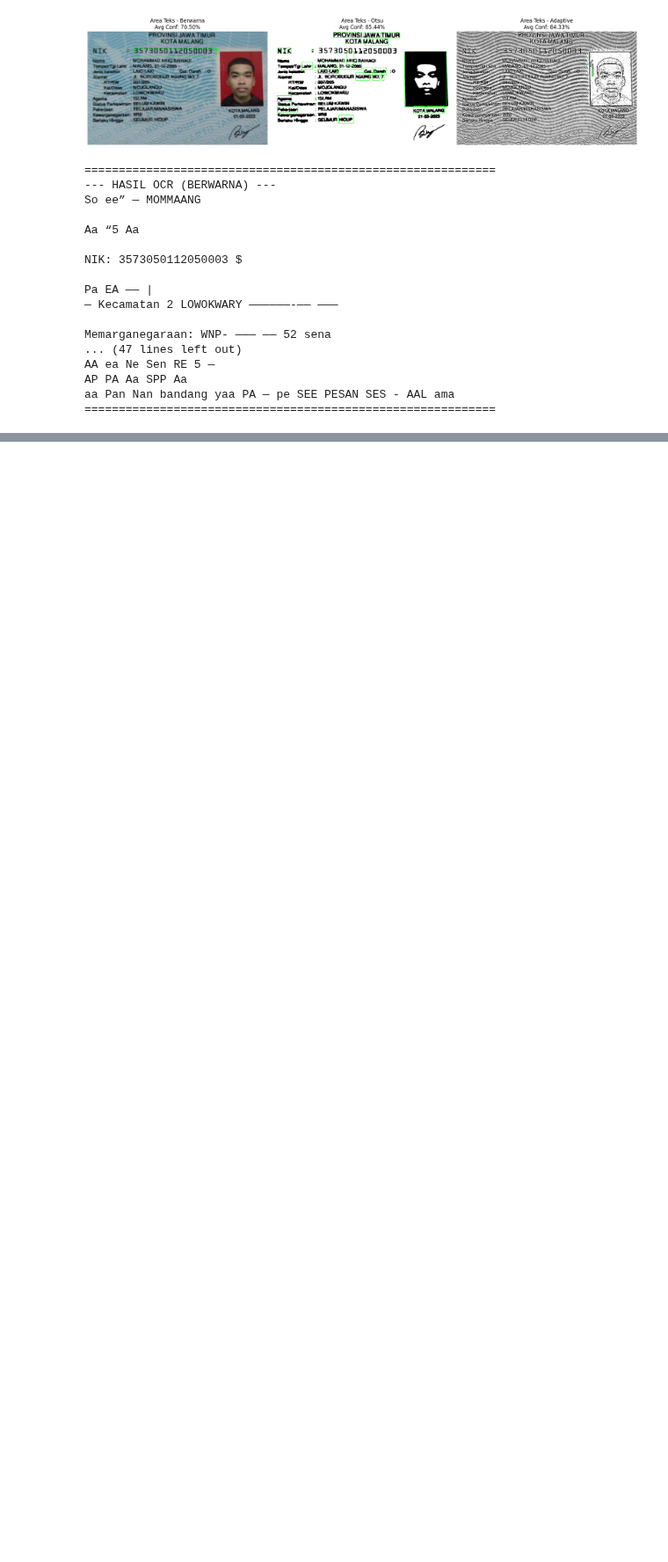
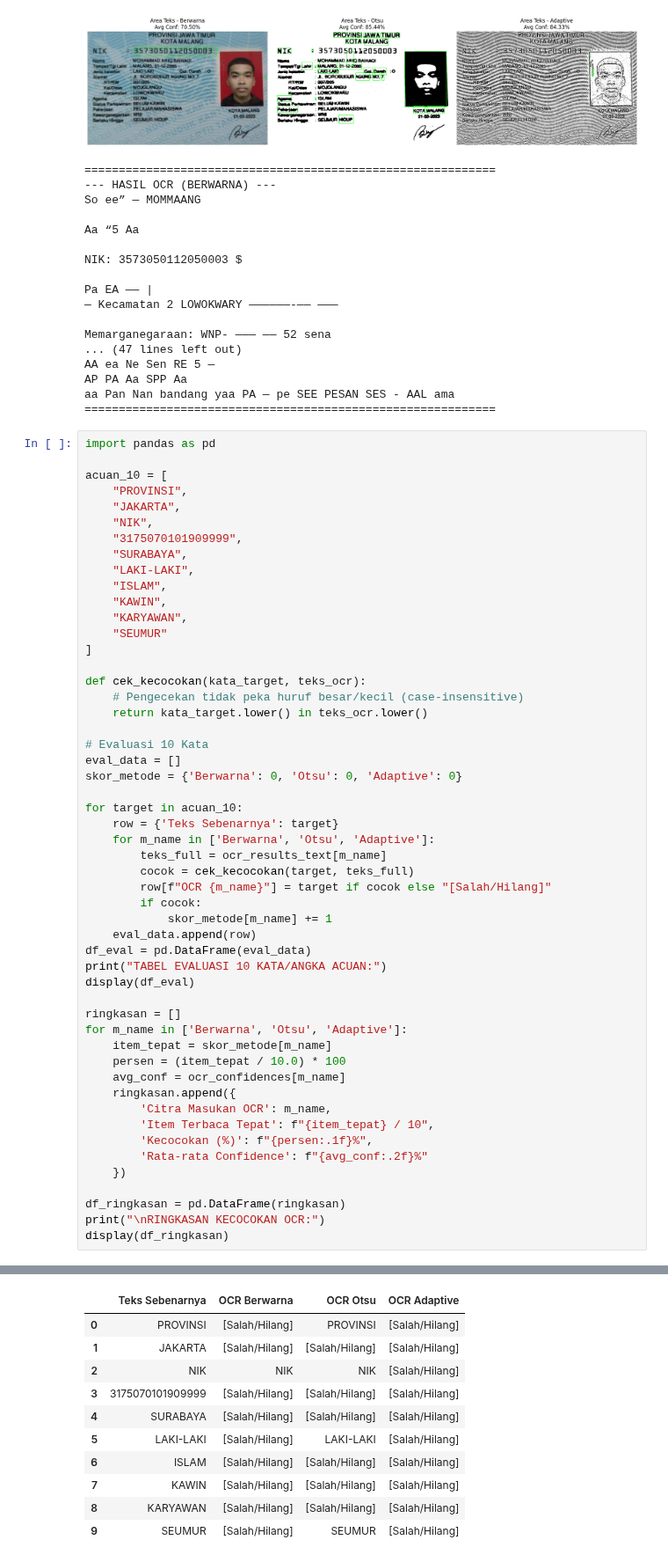
Before and after one commit to Ariqq16/PCVK_Ganjil_2026, a Jupyter notebook: P7/D2.ipynb, the cells around one changed output, grey strips where cells are left out. Shown at 88% size. Cells and saved outputs as stored; diff of their text form; blank space fills up the shorter version.

```diff
--- a/P7/D2.ipynb
+++ b/P7/D2.ipynb
@@ -105,3 +105,56 @@ AA ea Ne Sen RE 5 —
 AP PA Aa SPP Aa
 aa Pan Nan bandang yaa PA — pe SEE PESAN SES - AAL ama
 ============================================================
+# %%
+import pandas as pd
+
+acuan_10 = [
+    "PROVINSI",
+    "JAKARTA",
+    "NIK",
+    "3175070101909999",
+    "SURABAYA",
+    "LAKI-LAKI",
+    "ISLAM",
+    "KAWIN",
+    "KARYAWAN",
+    "SEUMUR"
+]
+
+def cek_kecocokan(kata_target, teks_ocr):
+    # Pengecekan tidak peka huruf besar/kecil (case-insensitive)
+    return kata_target.lower() in teks_ocr.lower()
+
+# Evaluasi 10 Kata
+eval_data = []
+skor_metode = {'Berwarna': 0, 'Otsu': 0, 'Adaptive': 0}
+
+for target in acuan_10:
+    row = {'Teks Sebenarnya': target}
+    for m_name in ['Berwarna', 'Otsu', 'Adaptive']:
+        teks_full = ocr_results_text[m_name]
+        cocok = cek_kecocokan(target, teks_full)
+        row[f"OCR {m_name}"] = target if cocok else "[Salah/Hilang]"
+        if cocok:
+            skor_metode[m_name] += 1
+    eval_data.append(row)
+df_eval = pd.DataFrame(eval_data)
+print("TABEL EVALUASI 10 KATA/ANGKA ACUAN:")
+display(df_eval)
+
+ringkasan = []
+for m_name in ['Berwarna', 'Otsu', 'Adaptive']:
+    item_tepat = skor_metode[m_name]
+    persen = (item_tepat / 10.0) * 100
+    avg_conf = ocr_confidences[m_name]
+    ringkasan.append({
+        'Citra Masukan OCR': m_name,
+        'Item Terbaca Tepat': f"{item_tepat} / 10",
+        'Kecocokan (%)': f"{persen:.1f}%",
+        'Rata-rata Confidence': f"{avg_conf:.2f}%"
+    })
+
+df_ringkasan = pd.DataFrame(ringkasan)
+print("\nRINGKASAN KECOCOKAN OCR:")
+display(df_ringkasan)
+# %% [output]
@@ -107,0 +162,11 @@ aa Pan Nan bandang yaa PA — pe SEE PESAN SES - AAL ama
+|  | Teks Sebenarnya | OCR Berwarna | OCR Otsu | OCR Adaptive |
+| 0 | PROVINSI | [Salah/Hilang] | PROVINSI | [Salah/Hilang] |
+| 1 | JAKARTA | [Salah/Hilang] | [Salah/Hilang] | [Salah/Hilang] |
+| 2 | NIK | NIK | NIK | [Salah/Hilang] |
+| 3 | 3175070101909999 | [Salah/Hilang] | [Salah/Hilang] | [Salah/Hilang] |
+| 4 | SURABAYA | [Salah/Hilang] | [Salah/Hilang] | [Salah/Hilang] |
+| 5 | LAKI-LAKI | [Salah/Hilang] | LAKI-LAKI | [Salah/Hilang] |
+| 6 | ISLAM | [Salah/Hilang] | [Salah/Hilang] | [Salah/Hilang] |
+| 7 | KAWIN | [Salah/Hilang] | [Salah/Hilang] | [Salah/Hilang] |
+| 8 | KARYAWAN | [Salah/Hilang] | [Salah/Hilang] | [Salah/Hilang] |
+| 9 | SEUMUR | [Salah/Hilang] | SEUMUR | [Salah/Hilang] |
```
Also changed, not shown: parts of 1 cell of this notebook.
